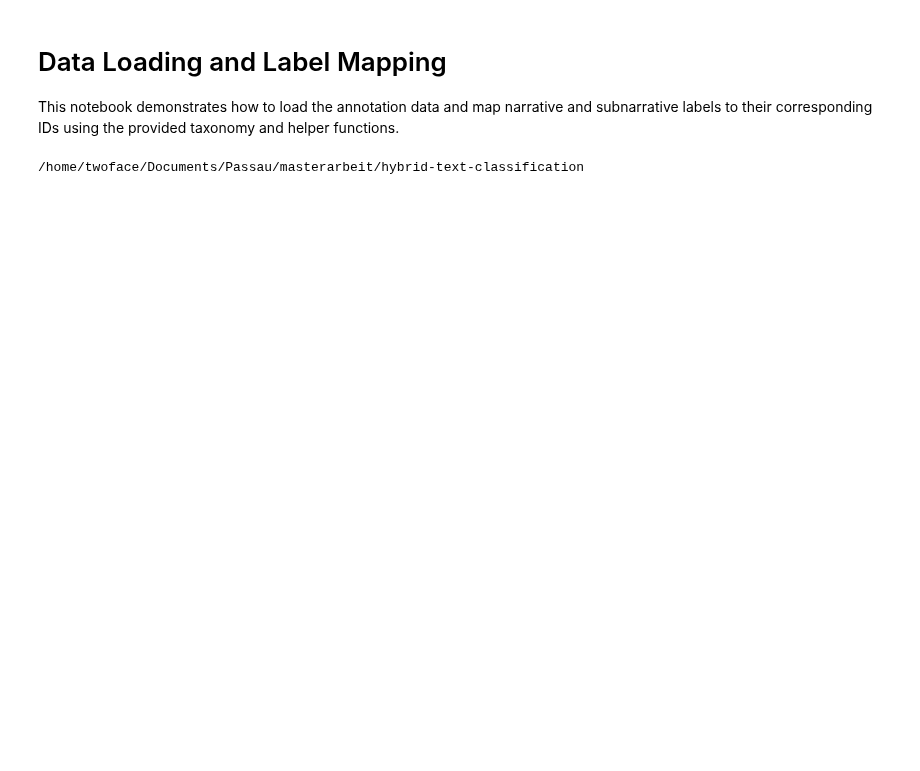
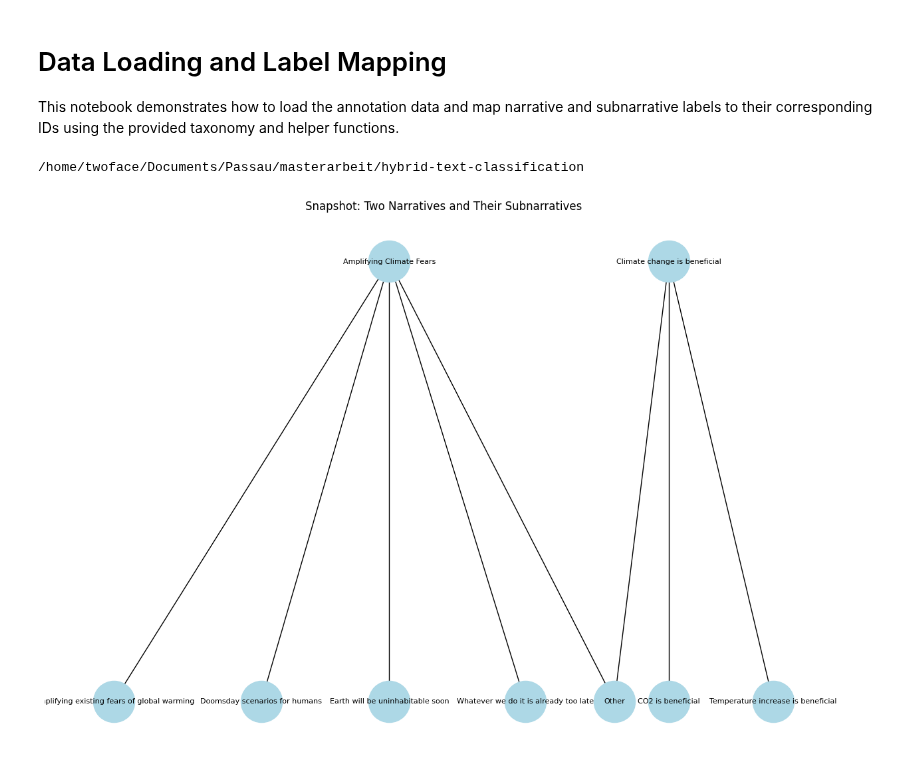
Before and after one commit to NourJadiri/hybrid-text-classification, a Jupyter notebook: notebooks/01_data_loading.ipynb, the cells around one changed output. Cells and saved outputs as stored; diff of their text form; code cells hidden in the pictures; blank space fills up the shorter version.

Commit message:
Add small plot of hierarchical structure of labels

```diff
--- a/notebooks/01_data_loading.ipynb
+++ b/notebooks/01_data_loading.ipynb
@@ -27,6 +27,35 @@ narratives, subnarratives = parse_json_for_narratives_subnarratives(taxonomy_pat
 
 # Create label mappings
 label_to_id, id_to_label, narrative_to_subnarrative_ids = create_label_mappings(narratives, subnarratives)
+# %%
+import networkx as nx
+import matplotlib.pyplot as plt
+
+# Create a directed graph for only two narratives and their subnarratives
+G = nx.DiGraph()
+
+# Select only the first two narratives
+selected_narrative_ids = list(narrative_to_subnarrative_ids.keys())[:2]
+for narrative_id in selected_narrative_ids:
+    # Truncate narrative label to short name (remove prefix before colon, if any)
+    narrative_label = id_to_label[narrative_id]
+    short_narrative_label = narrative_label.split(":")[-1].strip() if ":" in narrative_label else narrative_label
+    G.add_node(short_narrative_label)
+    for sub_id in narrative_to_subnarrative_ids[narrative_id]:
+        sub_label = id_to_label[sub_id]
+        short_sub_label = sub_label.split(":")[-1].strip() if ":" in sub_label else sub_label
+        G.add_node(short_sub_label)
+        G.add_edge(short_narrative_label, short_sub_label)
+
+# Draw the graph using a hierarchical layout
+plt.figure(figsize=(12, 8))
+pos = nx.nx_agraph.graphviz_layout(G, prog='dot')
+nx.draw(G, pos, with_labels=True, arrows=False, node_size=2000, font_size=8, node_color='lightblue')
+plt.title("Snapshot: Two Narratives and Their Subnarratives")
+plt.tight_layout()
+plt.show()
+# %% [output]
+[figure, added]
 # %%
 # Load all annotation data into a DataFrame
 annotations_df = load_all_annotations_to_df()
```
